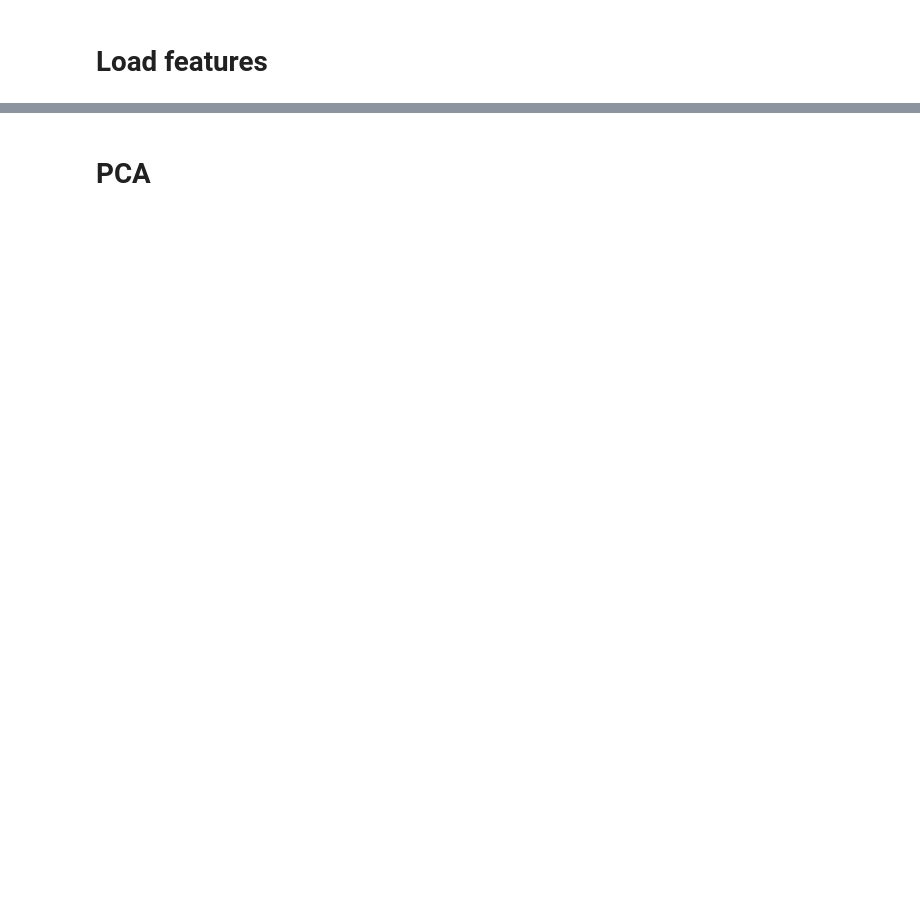
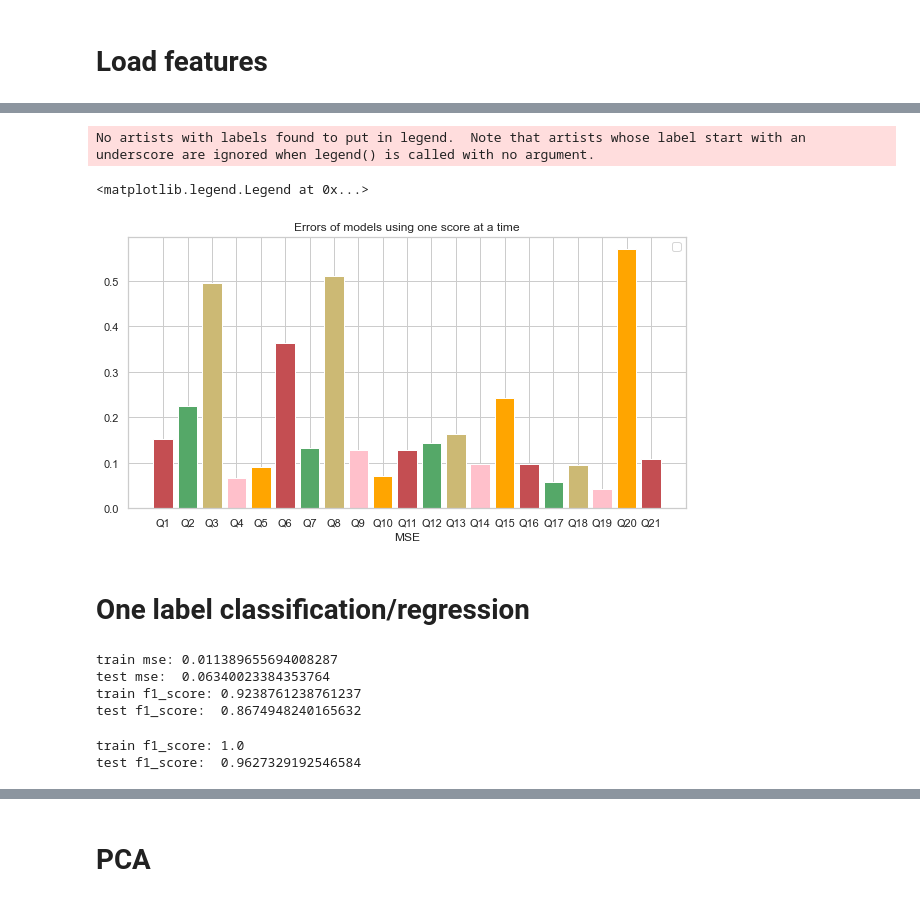
Before and after one commit to Kinzakasmi/Video-Interviews-Analysis, a Jupyter notebook: audio.ipynb, the cells around one changed output, grey strips where cells are left out. Cells and saved outputs as stored; diff of their text form; code cells hidden in the pictures; blank space fills up the shorter version.

```diff
--- a/audio.ipynb
+++ b/audio.ipynb
@@ -25,11 +25,11 @@ def get_end_from_start(df_mail):
 
 def get_start_end_from_file(file):
     #Get start and end times
-    df = pd.read_excel(file)
+    df = pd.read_excel(file,1)
     df = df.rename(columns={'time':'start'})
     df['start'] = df['start']*1000 #in ms
 
-    df = df.groupby('mail').apply(get_end_from_start)
+    df = df.groupby('email').apply(get_end_from_start)
     return df
 
 def load_audios(video_folder,startend_file) :
@@ -124,0 +213,74 @@ all_features = pd.concat(all_features)
+# %%
+from sklearn.ensemble import RandomForestRegressor
+from sklearn.model_selection import train_test_split
+from sklearn.metrics import mean_squared_error, f1_score
+
+X_train, X_test, y_train, y_test = train_test_split(feats,scores,
+                                                    test_size=0.1, random_state=42)
+
+mse = []
+model = RandomForestRegressor()
+for i in range(21):
+    y_tr = y_train['Q'+str(i+1)]
+    y_te = y_test['Q'+str(i+1)]
+
+    model.fit(X_train,y_tr)
+    mse.append(mean_squared_error(model.predict(X_test),y_te))
+# %%
+parole = ['Q1','Q2','Q4']
+texte = ['Q5','Q6']
+visuel = ['Q3','Q7','Q8','Q21']
+discours = ['Q9','Q10','Q11','Q13','Q17']
+motivation = ['Q14','Q15']
+impression = ['Q12','Q16','Q18','Q19','Q20']
+
+colors = ['r','g','y','pink','orange']
+# %%
+plt.figure(figsize=(10,5))
+plt.bar(['Q'+str(i+1) for i in range(21)],mse, color=colors)
+plt.title('Errors of models using one score at a time')
+plt.xlabel('Question')
+plt.xlabel('MSE')
+# %% [output]
+No artists with labels found to put in legend.  Note that artists whose label start with an underscore are ignored when legend() is called with no argument.
+<matplotlib.legend.Legend at 0x...>
+[figure, added]
+# %% [markdown]
+# One label classification/regression
+# %%
+import numpy as np
+score = scores.mean(axis=1)
+
+X_train, X_test, y_train, y_test = train_test_split(feats,score,test_size=0.2, random_state=42)
+
+model = RandomForestRegressor()
+model.fit(X_train,y_train)
+
+metric = mean_squared_error
+
+print('train mse:',metric(model.predict(X_train),y_train))
+print('test mse: ',metric(model.predict(X_test),y_test))
+
+metric =  f1_score
+
+print('train f1_score:',metric(model.predict(X_train).round(),y_train.round(),average='weighted'))
+print('test f1_score: ',metric(model.predict(X_test).round(),y_test.round(),average='weighted'))
+# %% [output]
+train mse: 0.011389655694008287
+test mse:  0.06340023384353764
+train f1_score: 0.9238761238761237
+test f1_score:  0.8674948240165632
+# %%
+from sklearn.ensemble import RandomForestClassifier
+X_train, X_test, y_train, y_test = train_test_split(feats,score.round(),test_size=0.2, random_state=42)
+
+model = RandomForestClassifier(n_estimators=1000,max_depth=10)
+model.fit(X_train,y_train)
+
+metric =  f1_score
+
+print('train f1_score:',metric(model.predict(X_train),y_train,average='weighted'))
+print('test f1_score: ',metric(model.predict(X_test),y_test,average='weighted'))
+# %% [output]
+train f1_score: 1.0
+test f1_score:  0.9627329192546584
```
Also changed, not shown: parts of 28 cells of this notebook, 3 other files.
